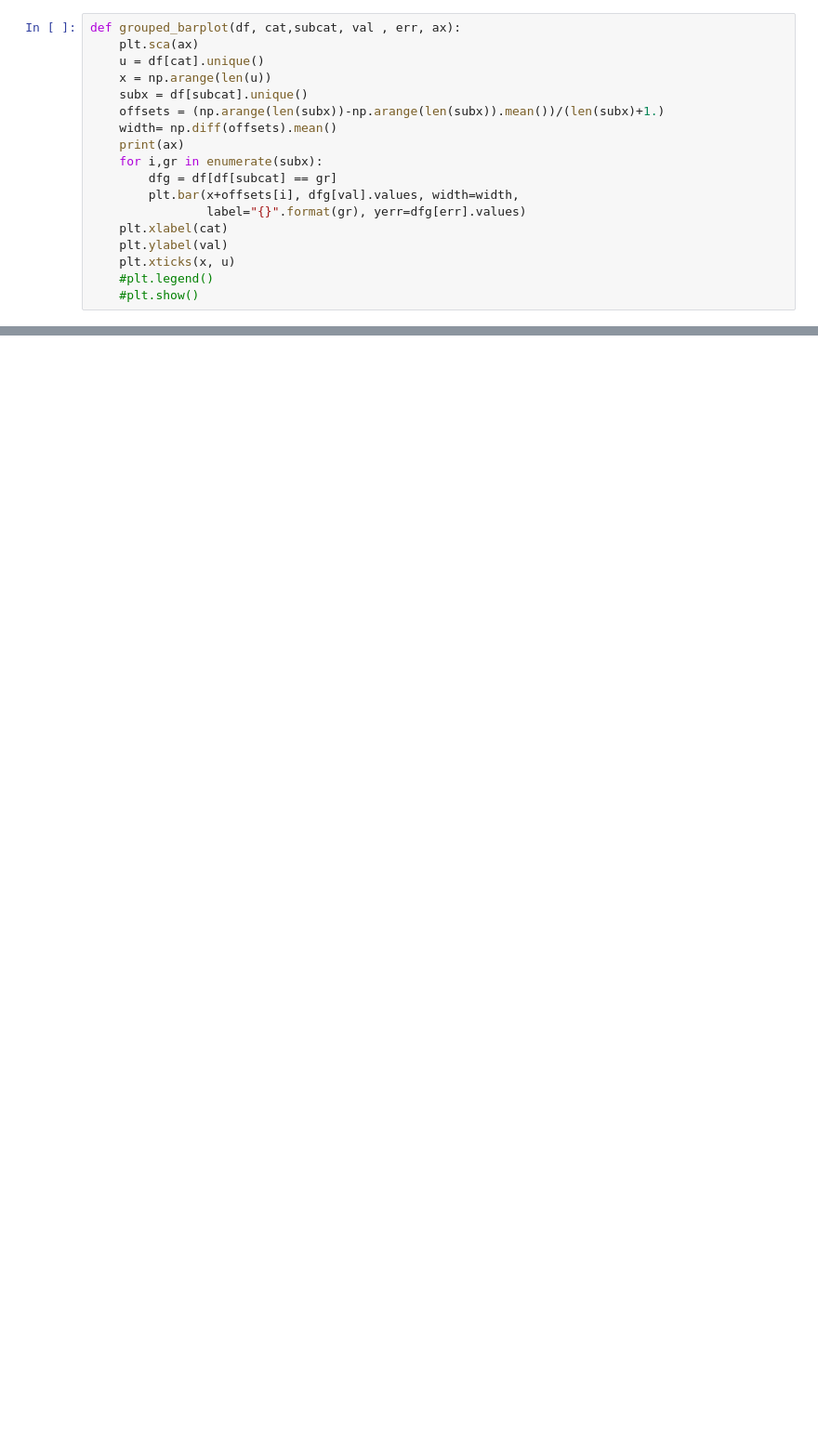
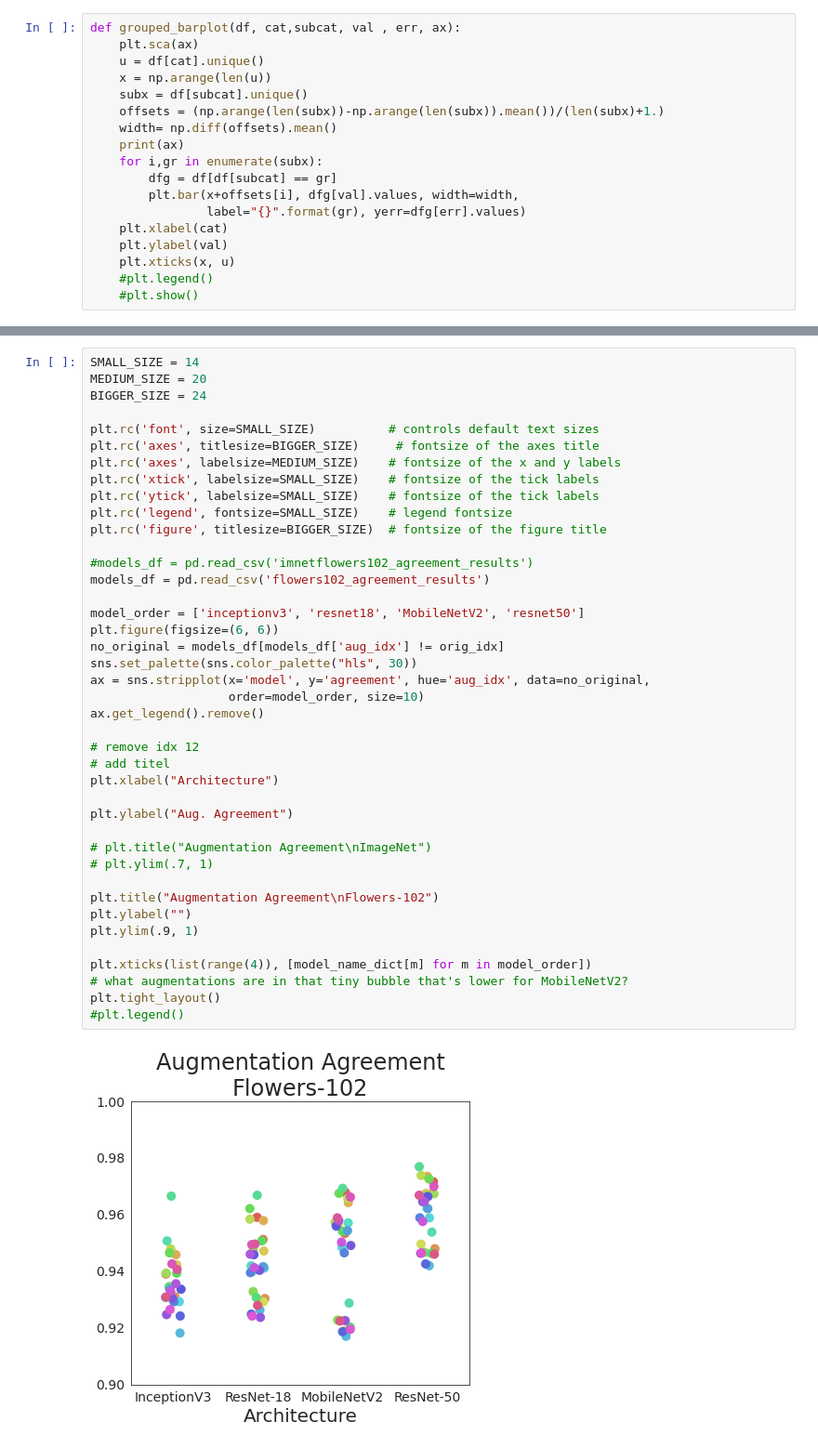
Before and after one commit to divyashan/test-time-augmentation, a Jupyter notebook: notebooks/dataset_section_figures.ipynb, the cells around one changed output, grey strips where cells are left out. Shown: that part at 93% size. Drawn from its saved outputs; the diff is of its cells as text; blank space fills up the shorter version.

```diff
--- a/notebooks/dataset_section_figures.ipynb
+++ b/notebooks/dataset_section_figures.ipynb
@@ -290,0 +346,43 @@ model_results
+# %%
+SMALL_SIZE = 14
+MEDIUM_SIZE = 20
+BIGGER_SIZE = 24
+
+plt.rc('font', size=SMALL_SIZE)          # controls default text sizes
+plt.rc('axes', titlesize=BIGGER_SIZE)     # fontsize of the axes title
+plt.rc('axes', labelsize=MEDIUM_SIZE)    # fontsize of the x and y labels
+plt.rc('xtick', labelsize=SMALL_SIZE)    # fontsize of the tick labels
+plt.rc('ytick', labelsize=SMALL_SIZE)    # fontsize of the tick labels
+plt.rc('legend', fontsize=SMALL_SIZE)    # legend fontsize
+plt.rc('figure', titlesize=BIGGER_SIZE)  # fontsize of the figure title
+
+#models_df = pd.read_csv('imnetflowers102_agreement_results')
+models_df = pd.read_csv('flowers102_agreement_results')
+
+model_order = ['inceptionv3', 'resnet18', 'MobileNetV2', 'resnet50']
+plt.figure(figsize=(6, 6))
+no_original = models_df[models_df['aug_idx'] != orig_idx]
+sns.set_palette(sns.color_palette("hls", 30))
+ax = sns.stripplot(x='model', y='agreement', hue='aug_idx', data=no_original,
+                   order=model_order, size=10)
+ax.get_legend().remove()
+
+# remove idx 12
+# add titel
+plt.xlabel("Architecture")
+
+plt.ylabel("Aug. Agreement")
+
+# plt.title("Augmentation Agreement\nImageNet")
+# plt.ylim(.7, 1)
+
+plt.title("Augmentation Agreement\nFlowers-102")
+plt.ylabel("")
+plt.ylim(.9, 1)
+
+plt.xticks(list(range(4)), [model_name_dict[m] for m in model_order])
+# what augmentations are in that tiny bubble that's lower for MobileNetV2?
+plt.tight_layout()
+#plt.legend()
+# %% [output]
+[figure, added]
```
Also changed, not shown: parts of 31 cells of this notebook, 17 other files.
